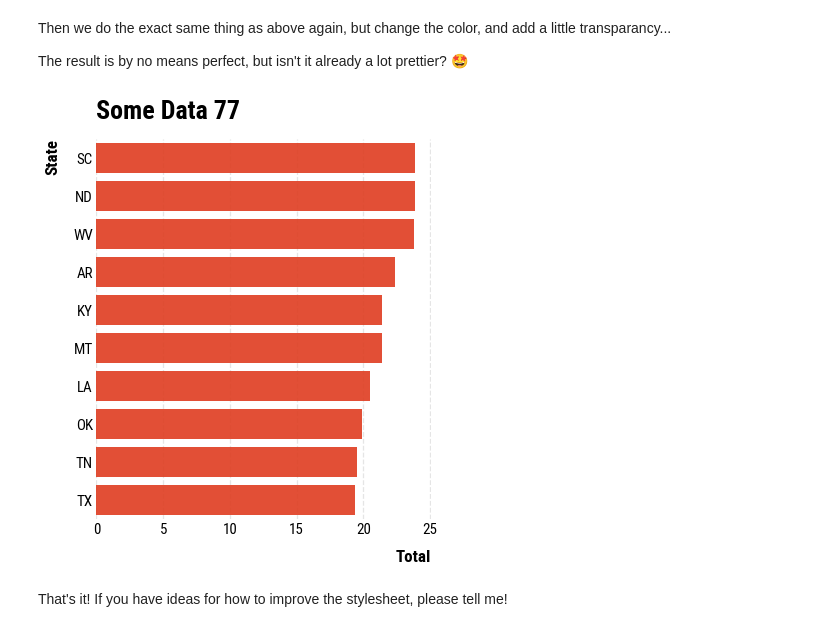
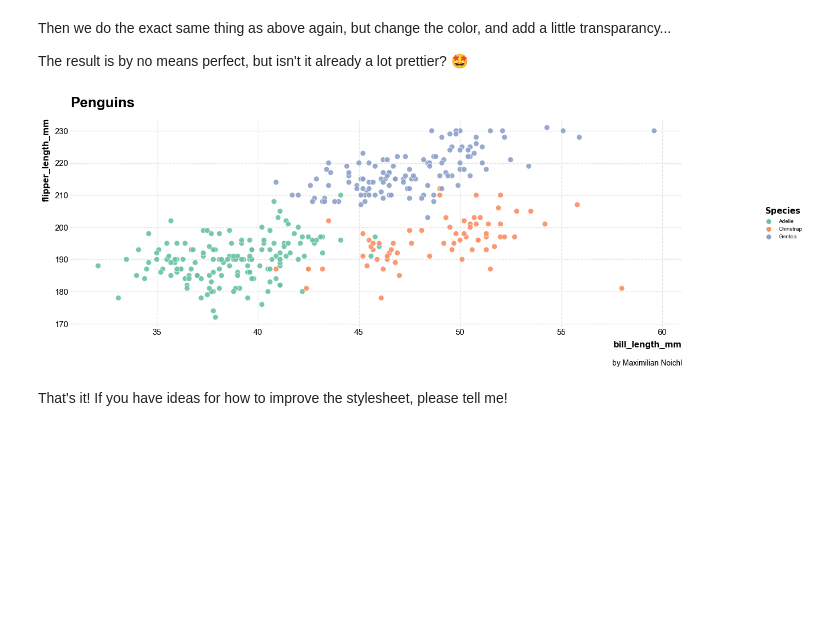
Before and after one commit to MNoichl/opinionated, a Jupyter notebook: build_example_plots.ipynb, the cells around one changed output. Saved outputs shown, nothing was run; the diff lists cells and outputs as text; code cells hidden in the pictures; blank space fills up the shorter version.

```diff
--- a/build_example_plots.ipynb
+++ b/build_example_plots.ipynb
@@ -56,26 +75,26 @@ Font saved to: /usr/local/lib/python3.8/dist-packages/opinionated/fonts
 Then we do the exact same thing as above again, but change the color, and add a little transparancy...
 
 The result is by no means perfect, but isn't it already a lot prettier? 🤩
-# %%
-
-
-f, ax = plt.subplots(figsize=(6, 7))
-
-# If you want even more of the hrbrthemes-feeling you can change the font to Roboto Condensed.
-# Sometimes you will need to call the plotting function multiple times for this to take effect.
-# You should be able to put any google-font here:
-plt.rc('font', family='Roboto Condensed')
-
-sns.barplot(x="total", y="abbrev", data=crashes,
-            label="Total", color="#ff2500", alpha=.9)
-ax.set_title('Some Data 77')
-ax.set_ylabel("State")
-ax.set_xlabel("Total")
-plt.show()
-# Now lets save with good defaults:
-# plt.savefig('my_sample_plot.png',bbox_inches='tight',dpi =400, transparent=False)
-# %% [output]
-[figure, removed]
+# %%
+# plt.rc('font', family='Roboto Condensed')
+
+
+plt.style.use("opinionated/data/opinions_rc.mplstyle")
+
+f, ax = plt.subplots(figsize=(10, 7))
+
+sns.scatterplot(x="bill_length_mm", y="flipper_length_mm", hue='species', data=penguins,
+                s=100, alpha=0.9            )
+
+ax.set_title('Penguins')
+add_legend('Species')
+add_attribution('by Maximilian Noichl')
+
+
+
+plt.savefig('img/outofthebox_barchart.png',bbox_inches='tight',dpi =400, transparent=False)
+# %% [output]
+[figure, added]
 # %% [markdown]
 That's it! If you have ideas for how to improve the stylesheet, please tell me!
 # %%
```
Also changed, not shown: parts of 4 cells of this notebook, 4 other files.
